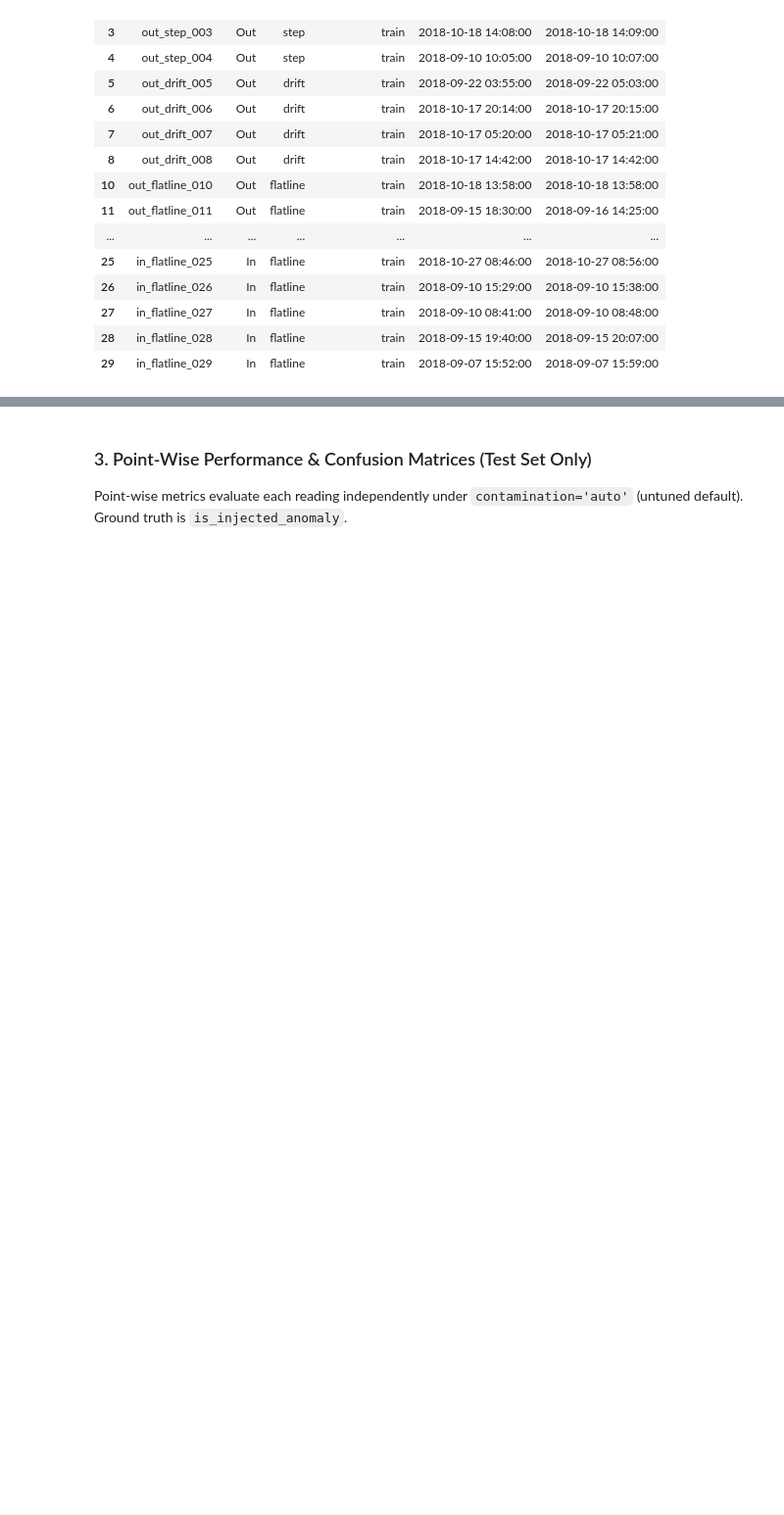
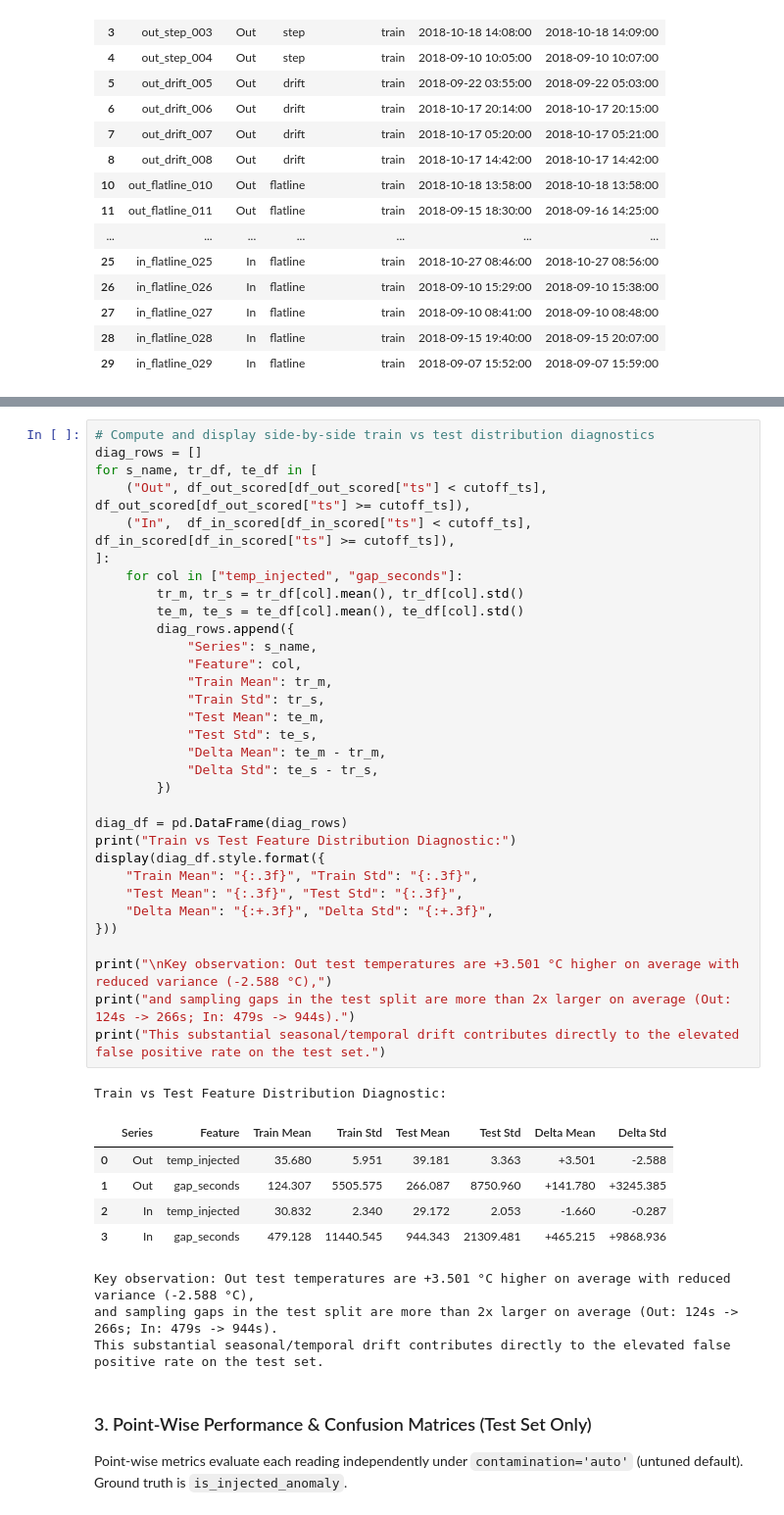
Before and after one commit to Krishna200608/coldchain-ews-twin, a Jupyter notebook: notebooks/03_isolation_forest.ipynb, the cells around one changed output, grey strips where cells are left out. Shown at 98% size. Drawn from its saved outputs; the diff is of its cells as text; blank space fills up the shorter version.

```diff
--- a/notebooks/03_isolation_forest.ipynb
+++ b/notebooks/03_isolation_forest.ipynb
@@ -199,3 +204,45 @@ Excluded Injections (Train-side & Straddling):
+# %%
+# Compute and display side-by-side train vs test distribution diagnostics
+diag_rows = []
+for s_name, tr_df, te_df in [
+    ("Out", df_out_scored[df_out_scored["ts"] < cutoff_ts], df_out_scored[df_out_scored["ts"] >= cutoff_ts]),
+    ("In",  df_in_scored[df_in_scored["ts"] < cutoff_ts],   df_in_scored[df_in_scored["ts"] >= cutoff_ts]),
+]:
+    for col in ["temp_injected", "gap_seconds"]:
+        tr_m, tr_s = tr_df[col].mean(), tr_df[col].std()
+        te_m, te_s = te_df[col].mean(), te_df[col].std()
+        diag_rows.append({
+            "Series": s_name,
+            "Feature": col,
+            "Train Mean": tr_m,
+            "Train Std": tr_s,
+            "Test Mean": te_m,
+            "Test Std": te_s,
+            "Delta Mean": te_m - tr_m,
+            "Delta Std": te_s - tr_s,
+        })
+
+diag_df = pd.DataFrame(diag_rows)
+print("Train vs Test Feature Distribution Diagnostic:")
+display(diag_df.style.format({
+    "Train Mean": "{:.3f}", "Train Std": "{:.3f}",
+    "Test Mean": "{:.3f}", "Test Std": "{:.3f}",
+    "Delta Mean": "{:+.3f}", "Delta Std": "{:+.3f}",
+}))
+
+print("\nKey observation: Out test temperatures are +3.501 °C higher on average with reduced variance (-2.588 °C),")
+print("and sampling gaps in the test split are more than 2x larger on average (Out: 124s -> 266s; In: 479s -> 944s).")
+print("This substantial seasonal/temporal drift contributes directly to the elevated false positive rate on the test set.")
+# %% [output]
+Train vs Test Feature Distribution Diagnostic:
+|  | Series | Feature | Train Mean | Train Std | Test Mean | Test Std | Delta Mean | Delta Std |
+| 0 | Out | temp_injected | 35.680 | 5.951 | 39.181 | 3.363 | +3.501 | -2.588 |
+| 1 | Out | gap_seconds | 124.307 | 5505.575 | 266.087 | 8750.960 | +141.780 | +3245.385 |
+| 2 | In | temp_injected | 30.832 | 2.340 | 29.172 | 2.053 | -1.660 | -0.287 |
+| 3 | In | gap_seconds | 479.128 | 11440.545 | 944.343 | 21309.481 | +465.215 | +9868.936 |
+Key observation: Out test temperatures are +3.501 °C higher on average with reduced variance (-2.588 °C),
+and sampling gaps in the test split are more than 2x larger on average (Out: 124s -> 266s; In: 479s -> 944s).
+This substantial seasonal/temporal drift contributes directly to the elevated false positive rate on the test set.
 # %% [markdown]
 ### 3. Point-Wise Performance & Confusion Matrices (Test Set Only)
 Point-wise metrics evaluate each reading independently under `contamination='auto'` (untuned default).
```
Also changed, not shown: parts of 1 cell of this notebook, 2 other files.
